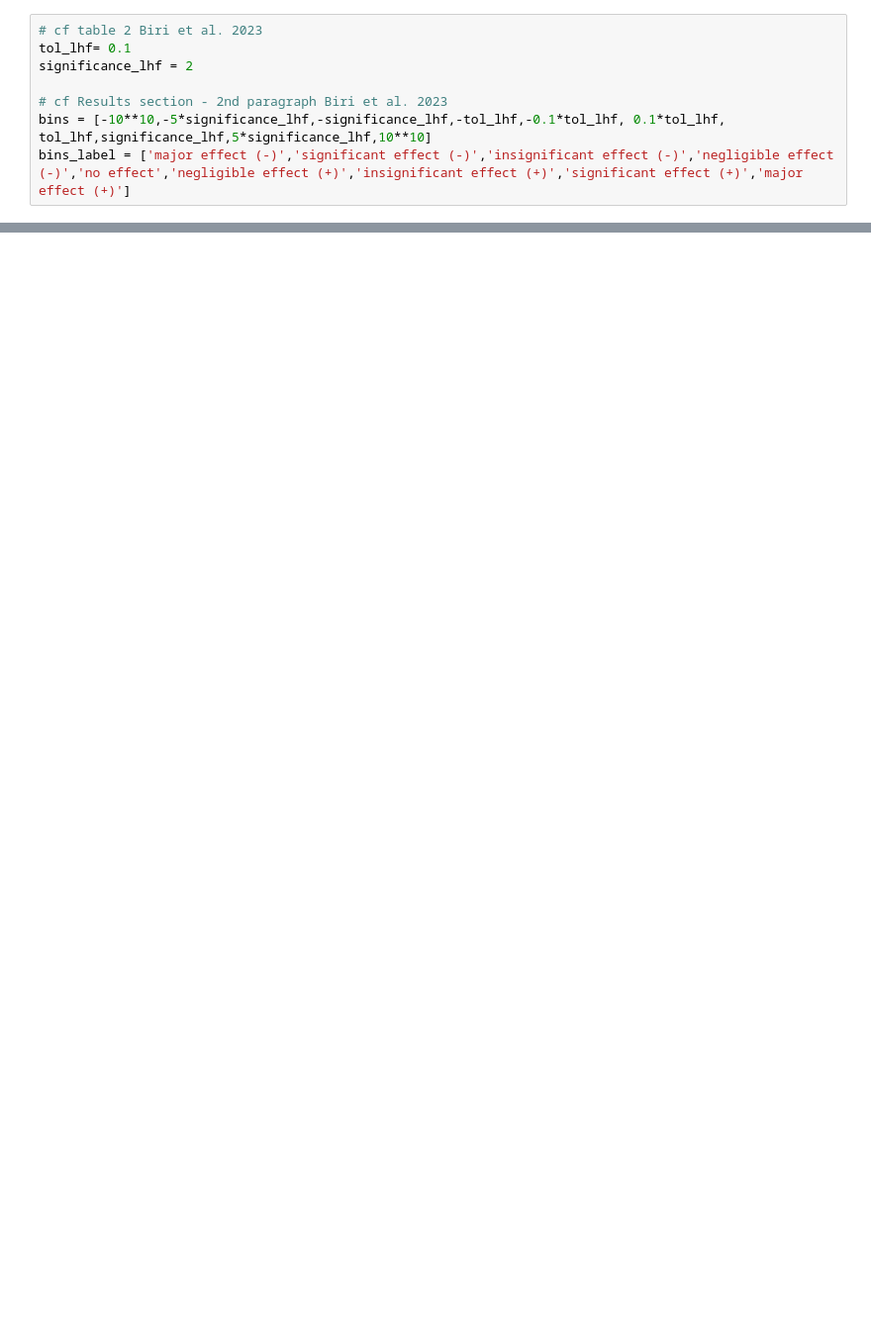
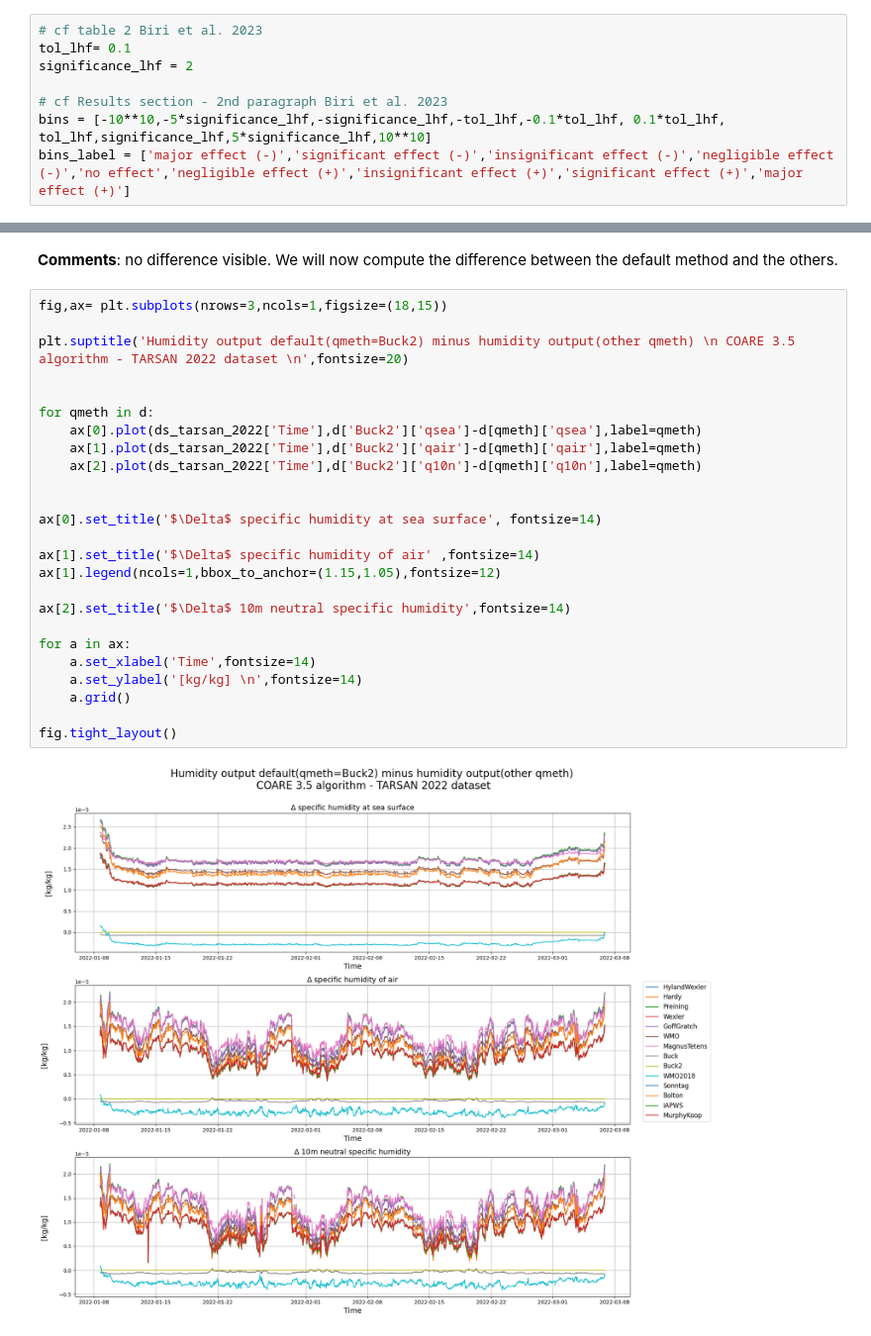
Before and after one commit to polar-gliders-operations/air-sea-interactions, a Jupyter notebook: saturation_vapour_pressure_functions/vapour_pressure_investigation.ipynb, the cells around one changed output, grey strips where cells are left out. Shown at 99% size. Drawn from its saved outputs; the diff is of its cells as text; blank space fills up the shorter version.

```diff
--- a/saturation_vapour_pressure_functions/vapour_pressure_investigation.ipynb
+++ b/saturation_vapour_pressure_functions/vapour_pressure_investigation.ipynb
@@ -177,0 +242,29 @@ major effect (+)             0.0
+# %% [markdown]
+**Comments**: no difference visible. We will now compute the difference between the default method and the others.
+# %%
+fig,ax= plt.subplots(nrows=3,ncols=1,figsize=(18,15))
+
+plt.suptitle('Humidity output default(qmeth=Buck2) minus humidity output(other qmeth) \n COARE 3.5 algorithm - TARSAN 2022 dataset \n',fontsize=20)
+
+
+for qmeth in d:
+    ax[0].plot(ds_tarsan_2022['Time'],d['Buck2']['qsea']-d[qmeth]['qsea'],label=qmeth)
+    ax[1].plot(ds_tarsan_2022['Time'],d['Buck2']['qair']-d[qmeth]['qair'],label=qmeth)
+    ax[2].plot(ds_tarsan_2022['Time'],d['Buck2']['q10n']-d[qmeth]['q10n'],label=qmeth)
+
+
+ax[0].set_title('$\Delta$ specific humidity at sea surface', fontsize=14)
+
+ax[1].set_title('$\Delta$ specific humidity of air' ,fontsize=14)
+ax[1].legend(ncols=1,bbox_to_anchor=(1.15,1.05),fontsize=12)
+
+ax[2].set_title('$\Delta$ 10m neutral specific humidity',fontsize=14)
+
+for a in ax:
+    a.set_xlabel('Time',fontsize=14)
+    a.set_ylabel('[kg/kg] \n',fontsize=14)
+    a.grid()
+
+fig.tight_layout()
+# %% [output]
+[figure, added]
```
Also changed, not shown: parts of 28 cells of this notebook.
